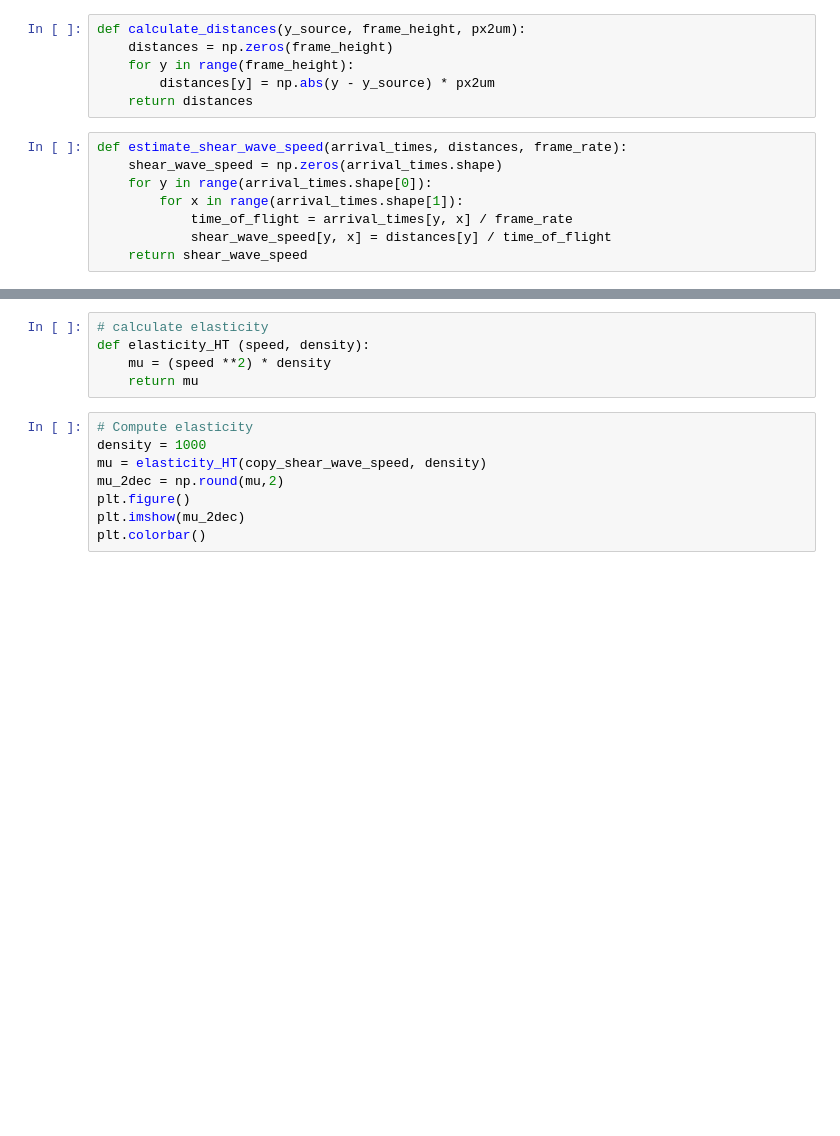
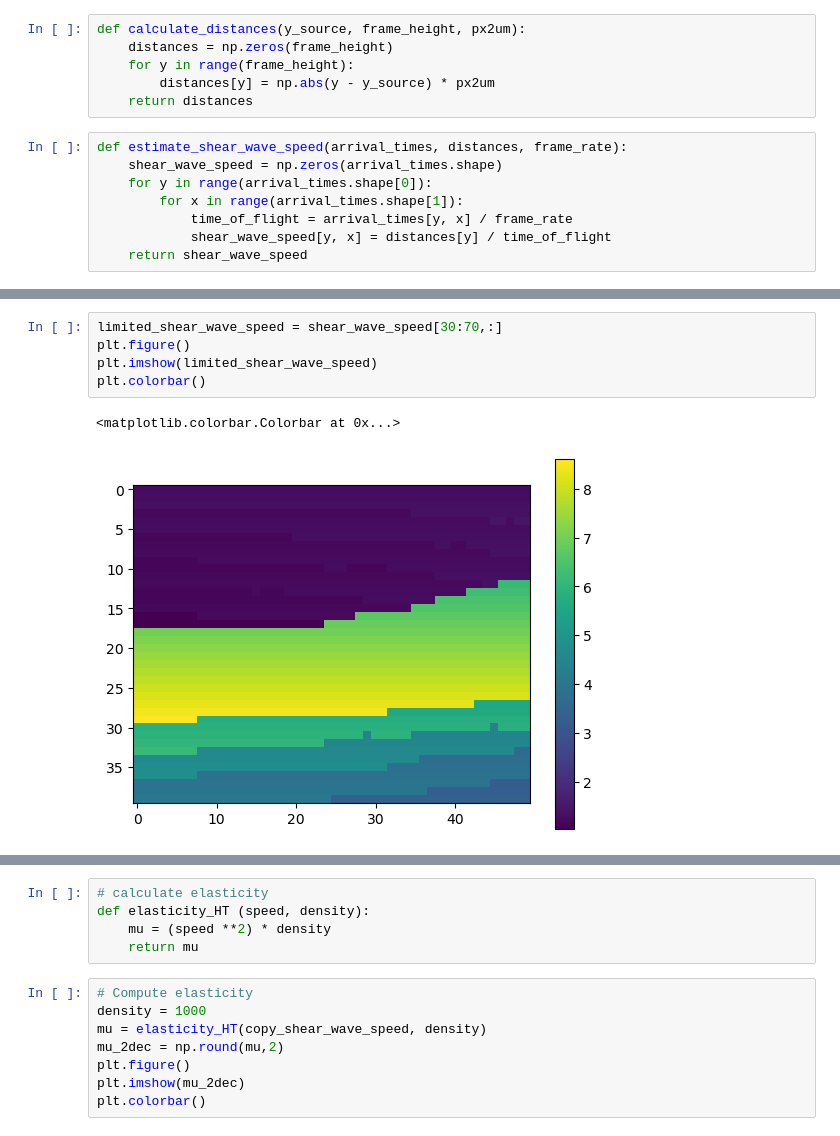
Before and after one commit to ecominator/optical_elastography, a Jupyter notebook: elastography_tof.ipynb, the cells around one changed output, grey strips where cells are left out. Cells and saved outputs as stored; diff of their text form; blank space fills up the shorter version.

```diff
--- a/elastography_tof.ipynb
+++ b/elastography_tof.ipynb
@@ -118,0 +155,8 @@ plt.colorbar()
+# %%
+limited_shear_wave_speed = shear_wave_speed[30:70,:]
+plt.figure()
+plt.imshow(limited_shear_wave_speed)
+plt.colorbar()
+# %% [output]
+<matplotlib.colorbar.Colorbar at 0x...>
+[figure, added]
```
Also changed, not shown: parts of 14 cells of this notebook.
